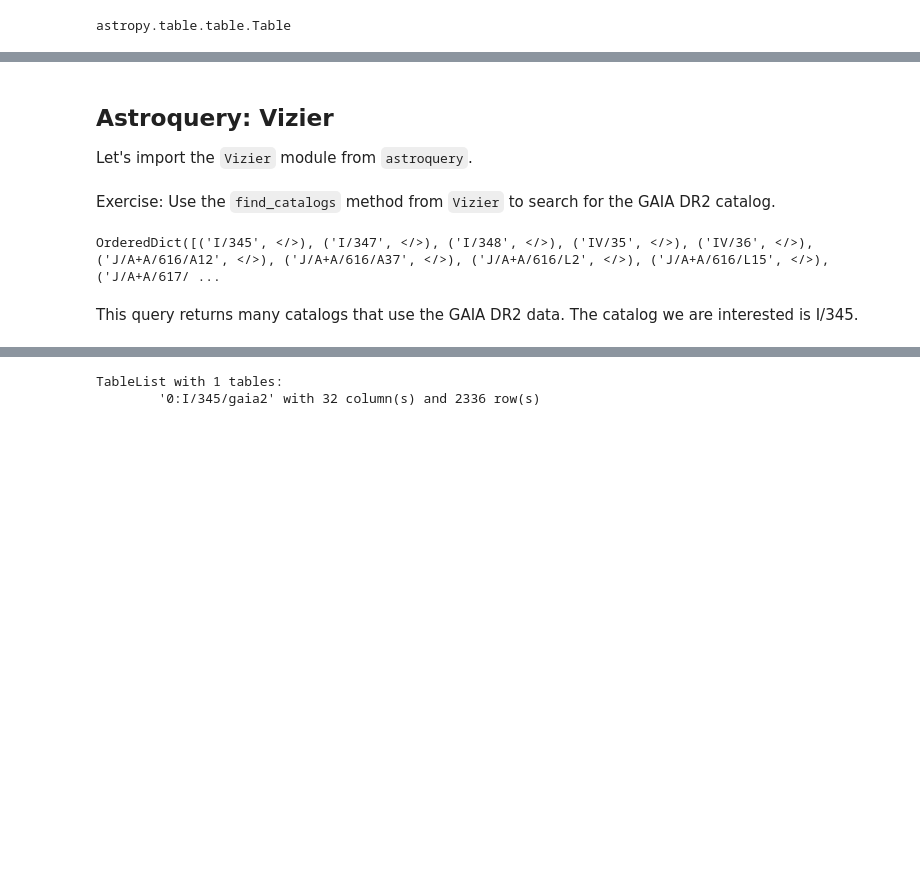
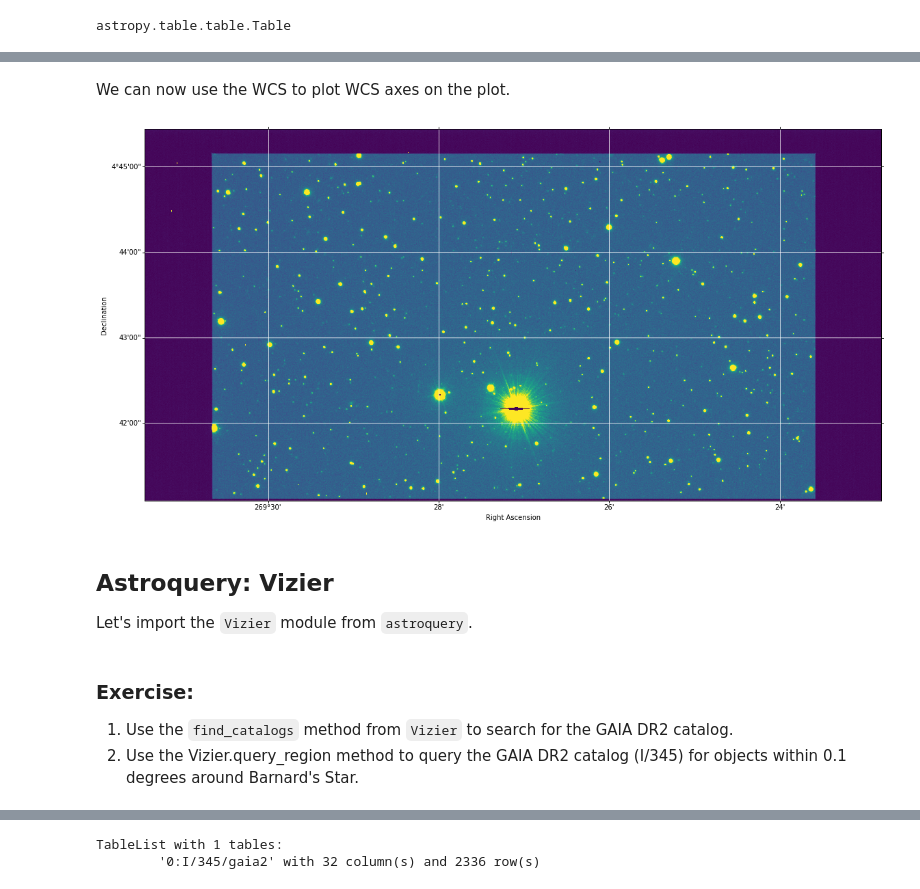
Before and after one commit to lofar-astron/astropytutorial, a Jupyter notebook: barnards_star.ipynb, the cells around one changed output, grey strips where cells are left out. Cells and saved outputs as stored; diff of their text form; code cells hidden in the pictures; blank space fills up the shorter version.

```diff
--- a/barnards_star.ipynb
+++ b/barnards_star.ipynb
@@ -45,13 +200,20 @@ SkyCoord(ra=result[0]["RA"], dec=result[0]["DEC"], unit=(u.hourangle, u.deg))
+# %% [markdown]
+We can now use the WCS to plot WCS axes on the plot.
+# %%
+fig = plt.figure(figsize=(20, 10))
+ax = fig.add_subplot(111, projection=wcs)
+ax.imshow(hdu[0].data, vmin=200, vmax=700, origin="lower", aspect=1, cmap="viridis")
+ax.grid(color="white")
+ax.set_xlabel("Right Ascension")
+ax.set_ylabel("Declination")
+# %% [output]
+[figure, added]
 # %% [markdown]
 ## Astroquery: Vizier
 Let's import the `Vizier` module from `astroquery`.
 # %%
 from astroquery.vizier import Vizier
 # %% [markdown]
-Exercise: Use the `find_catalogs` method from `Vizier` to search for the GAIA DR2 catalog.
+### Exercise:
+1. Use the `find_catalogs` method from `Vizier` to search for the GAIA DR2 catalog.
+2. Use the Vizier.query_region method to query the GAIA DR2 catalog (I/345) for objects within 0.1 degrees around Barnard's Star.
-# %%
-print(Vizier.find_catalogs("GAIA DR2"))
-# %% [output]
-OrderedDict([('I/345', </>), ('I/347', </>), ('I/348', </>), ('IV/35', </>), ('IV/36', </>), ('J/A+A/616/A12', </>), ('J/A+A/616/A37', </>), ('J/A+A/616/L2', </>), ('J/A+A/616/L15', </>), ('J/A+A/617/ ...
-# %% [markdown]
-This query returns many catalogs that use the GAIA DR2 data. The catalog we are interested is I/345.
```
Also changed, not shown: parts of 67 cells of this notebook.
